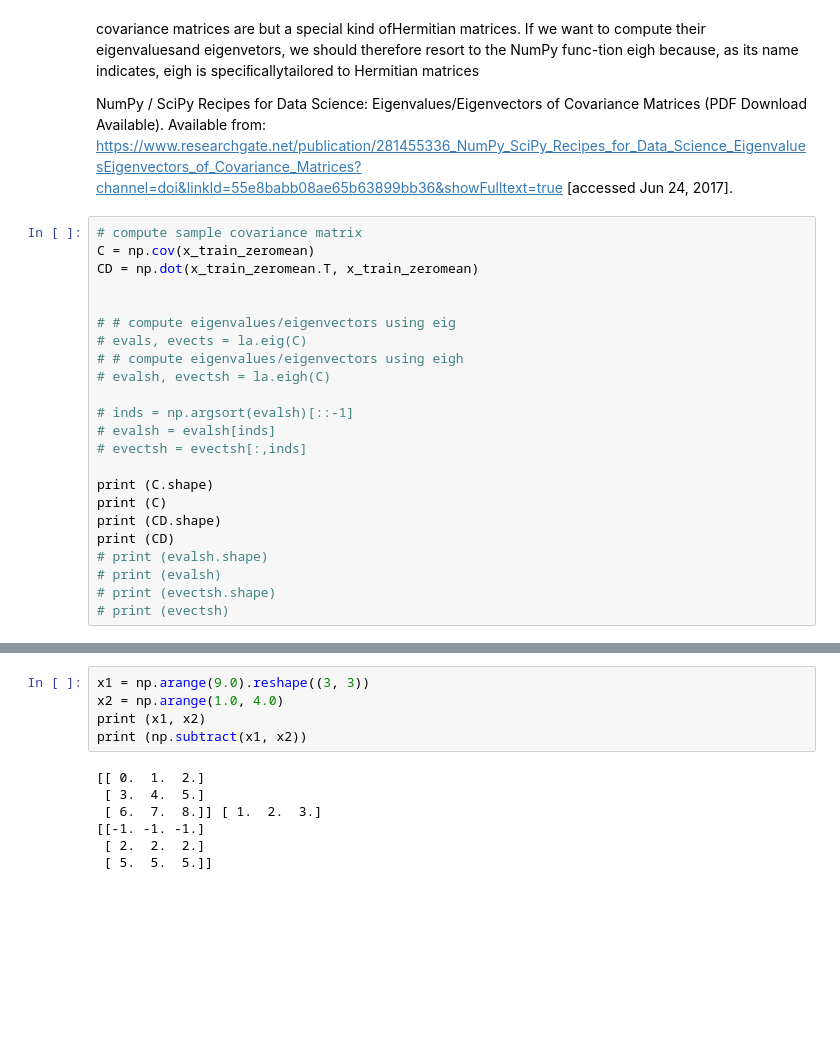
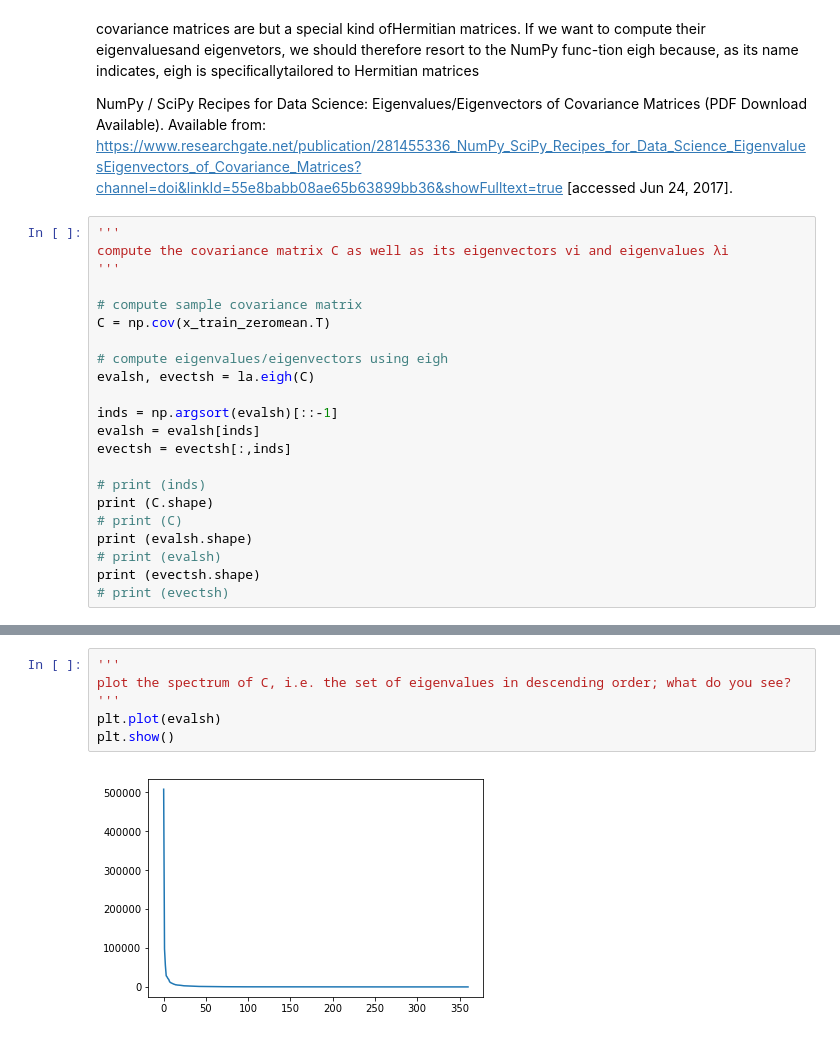
Before and after one commit to omartrinidad/image_processing, a Jupyter notebook: project_02/eigenface.ipynb, the cells around one changed output, grey strips where cells are left out. Cells and saved outputs as stored; diff of their text form; blank space fills up the shorter version.

Commit message:
working version - not well-structured

```diff
--- a/project_02/eigenface.ipynb
+++ b/project_02/eigenface.ipynb
@@ -94,27 +61,26 @@ covariance matrices are but a special kind ofHermitian matrices. If we want to c
 
 NumPy / SciPy Recipes for Data Science: Eigenvalues/Eigenvectors of Covariance Matrices (PDF Download Available). Available from: https://www.researchgate.net/publication/281455336_NumPy_SciPy_Recipes_for_Data_Science_EigenvaluesEigenvectors_of_Covariance_Matrices?channel=doi&linkId=55e8babb08ae65b63899bb36&showFulltext=true [accessed Jun 24, 2017].
 # %%
+'''
+compute the covariance matrix C as well as its eigenvectors vi and eigenvalues λi
+'''
+
 # compute sample covariance matrix
-C = np.cov(x_train_zeromean)
-CD = np.dot(x_train_zeromean.T, x_train_zeromean)
+C = np.cov(x_train_zeromean.T)
 
+# compute eigenvalues/eigenvectors using eigh
+evalsh, evectsh = la.eigh(C)
 
-# # compute eigenvalues/eigenvectors using eig
-# evals, evects = la.eig(C)
-# # compute eigenvalues/eigenvectors using eigh
-# evalsh, evectsh = la.eigh(C)
+inds = np.argsort(evalsh)[::-1]
+evalsh = evalsh[inds]
+evectsh = evectsh[:,inds]
 
-# inds = np.argsort(evalsh)[::-1]
-# evalsh = evalsh[inds]
-# evectsh = evectsh[:,inds]
-
+# print (inds)
 print (C.shape)
-print (C)
-print (CD.shape)
-print (CD)
-# print (evalsh.shape)
+# print (C)
+print (evalsh.shape)
 # print (evalsh)
-# print (evectsh.shape)
+print (evectsh.shape)
 # print (evectsh)
 # %% [output]
 (361, 361)
@@ -159,12 +89,8 @@ plt.show()
-# %%
-x1 = np.arange(9.0).reshape((3, 3))
-x2 = np.arange(1.0, 4.0)
-print (x1, x2)
-print (np.subtract(x1, x2))
-# %% [output]
-[[ 0.  1.  2.]
- [ 3.  4.  5.]
- [ 6.  7.  8.]] [ 1.  2.  3.]
-[[-1. -1. -1.]
- [ 2.  2.  2.]
- [ 5.  5.  5.]]
+# %%
+'''
+plot the spectrum of C, i.e. the set of eigenvalues in descending order; what do you see?
+'''
+plt.plot(evalsh)
+plt.show()
+# %% [output]
+[figure, added]
```
Also changed, not shown: parts of 17 cells of this notebook.
